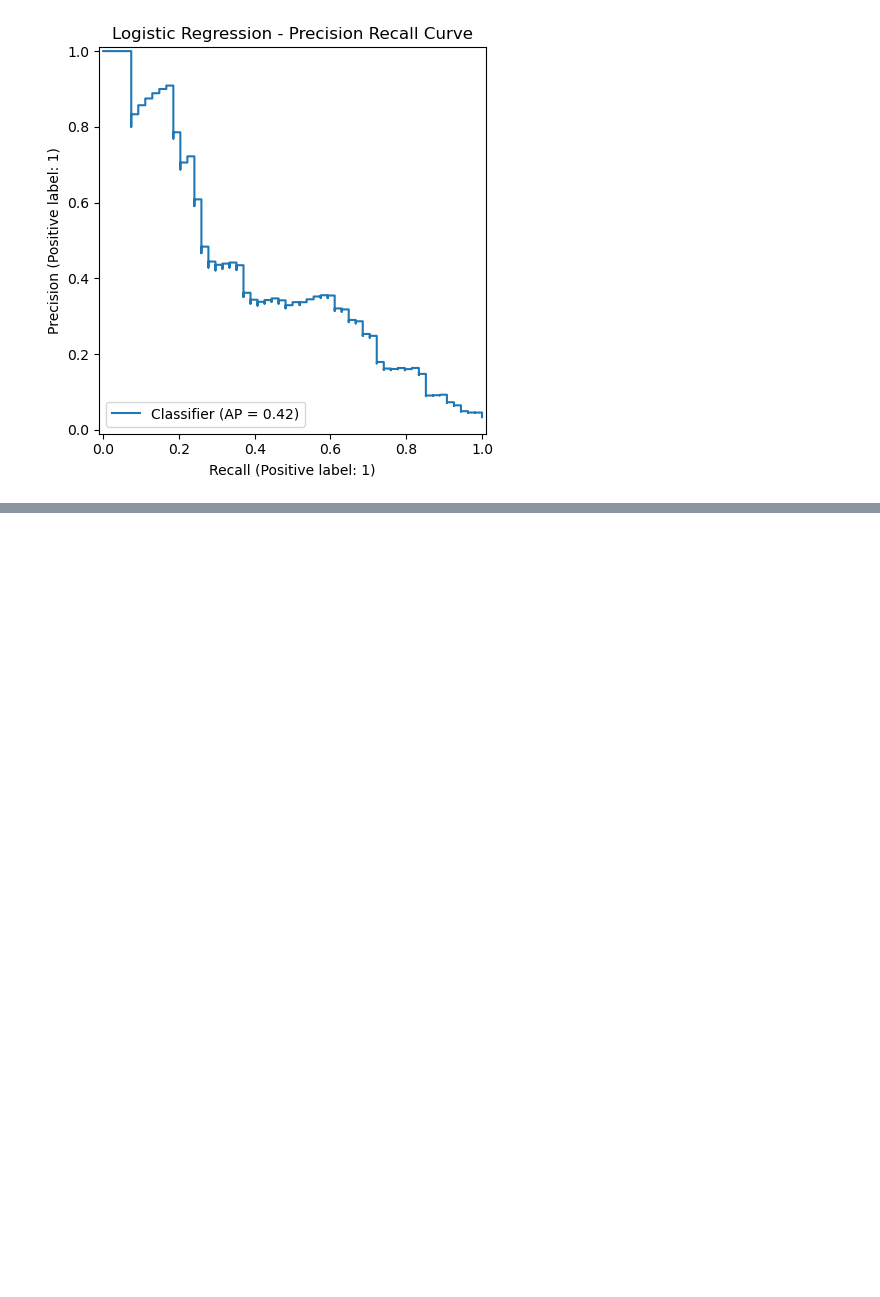
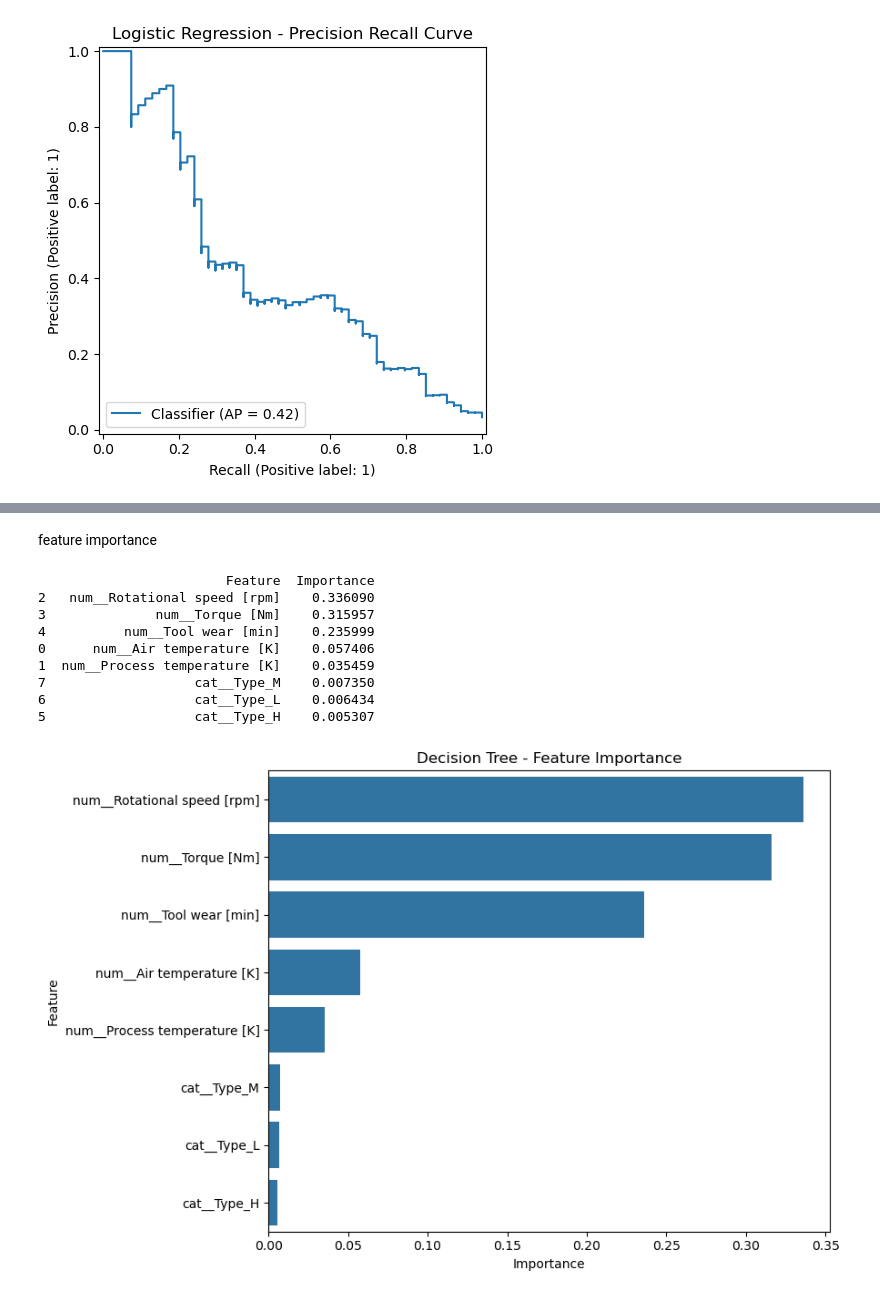
Before and after one commit to hitmanp007/Predictive-Maintenance-Intelligence-Platform, a Jupyter notebook: model_development.ipynb, the cells around one changed output, grey strips where cells are left out. Drawn from its saved outputs; the diff is of its cells as text; code cells hidden in the pictures; blank space fills up the shorter version.

```diff
--- a/model_development.ipynb
+++ b/model_development.ipynb
@@ -282,0 +440,37 @@ plt.show()
+# %% [markdown]
+feature importance
+# %%
+importance = pd.DataFrame({
+    "Feature": feature_names,
+    "Importance": tree_classifier.feature_importances_
+})
+
+importance = importance.sort_values(
+    by="Importance",
+    ascending=False
+)
+
+print(importance)
+
+plt.figure(figsize=(9, 6))
+
+sns.barplot(
+    data=importance,
+    x="Importance",
+    y="Feature"
+)
+
+plt.title("Decision Tree - Feature Importance")
+plt.tight_layout()
+plt.show()
+# %% [output]
+                        Feature  Importance
+2   num__Rotational speed [rpm]    0.336090
+3              num__Torque [Nm]    0.315957
+4          num__Tool wear [min]    0.235999
+0      num__Air temperature [K]    0.057406
+1  num__Process temperature [K]    0.035459
+7                   cat__Type_M    0.007350
+6                   cat__Type_L    0.006434
+5                   cat__Type_H    0.005307
+[figure, added]
```
Also changed, not shown: parts of 18 cells of this notebook.
